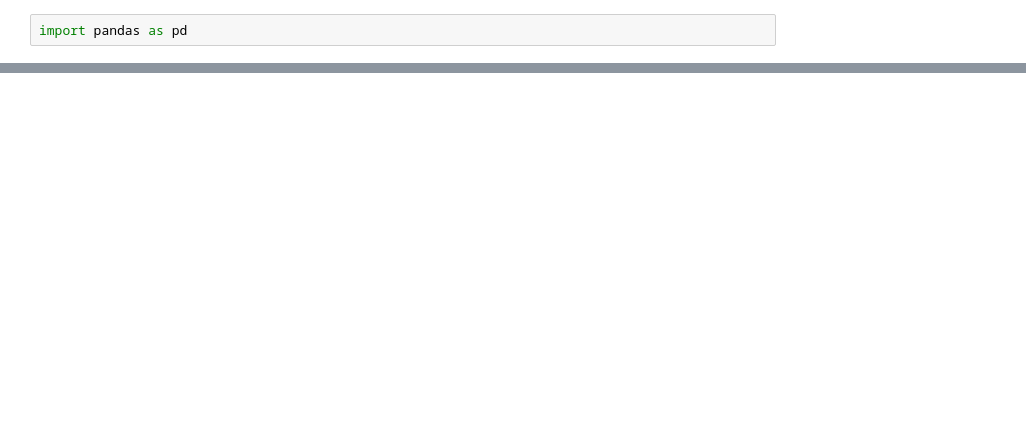
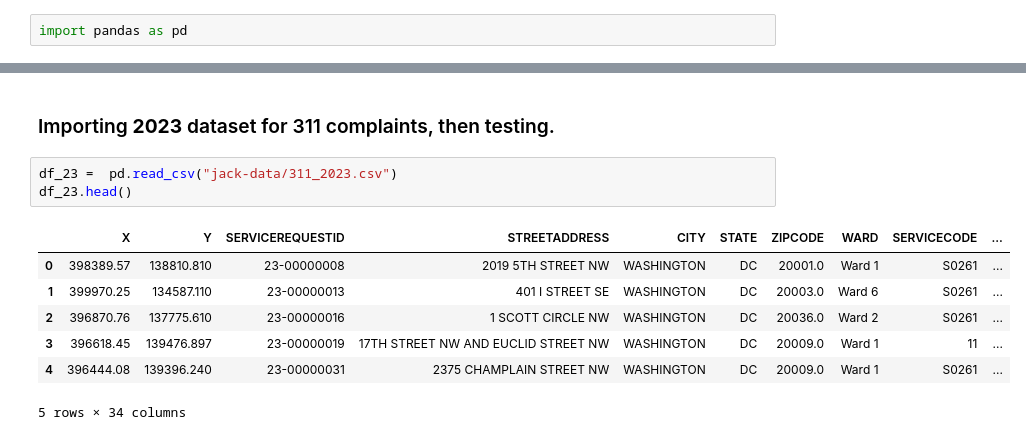
Before and after one commit to jack-walk/IRW-01, a Jupyter notebook: test.ipynb, the cells around one changed output, grey strips where cells are left out. Drawn from its saved outputs; the diff is of its cells as text; blank space fills up the shorter version.

```diff
--- a/test.ipynb
+++ b/test.ipynb
@@ -13,0 +35,13 @@ df.head()
+# %% [markdown]
+### Importing **2023** dataset for 311 complaints, then testing.
+# %%
+df_23 =  pd.read_csv("jack-data/311_2023.csv")
+df_23.head()
+# %% [output]
+|  | X | Y | SERVICEREQUESTID | STREETADDRESS | CITY | STATE | ZIPCODE | WARD | SERVICECODE | ... |
+| 0 | 398389.57 | 138810.810 | 23-00000008 | 2019 5TH STREET NW | WASHINGTON | DC | 20001.0 | Ward 1 | S0261 | ... |
+| 1 | 399970.25 | 134587.110 | 23-00000013 | 401 I STREET SE | WASHINGTON | DC | 20003.0 | Ward 6 | S0261 | ... |
+| 2 | 396870.76 | 137775.610 | 23-00000016 | 1 SCOTT CIRCLE NW | WASHINGTON | DC | 20036.0 | Ward 2 | S0261 | ... |
+| 3 | 396618.45 | 139476.897 | 23-00000019 | 17TH STREET NW AND EUCLID STREET NW | WASHINGTON | DC | 20009.0 | Ward 1 | 11 | ... |
+| 4 | 396444.08 | 139396.240 | 23-00000031 | 2375 CHAMPLAIN STREET NW | WASHINGTON | DC | 20009.0 | Ward 1 | S0261 | ... |
+5 rows × 34 columns
```
Also changed, not shown: parts of 59 cells of this notebook, 1 other file.
